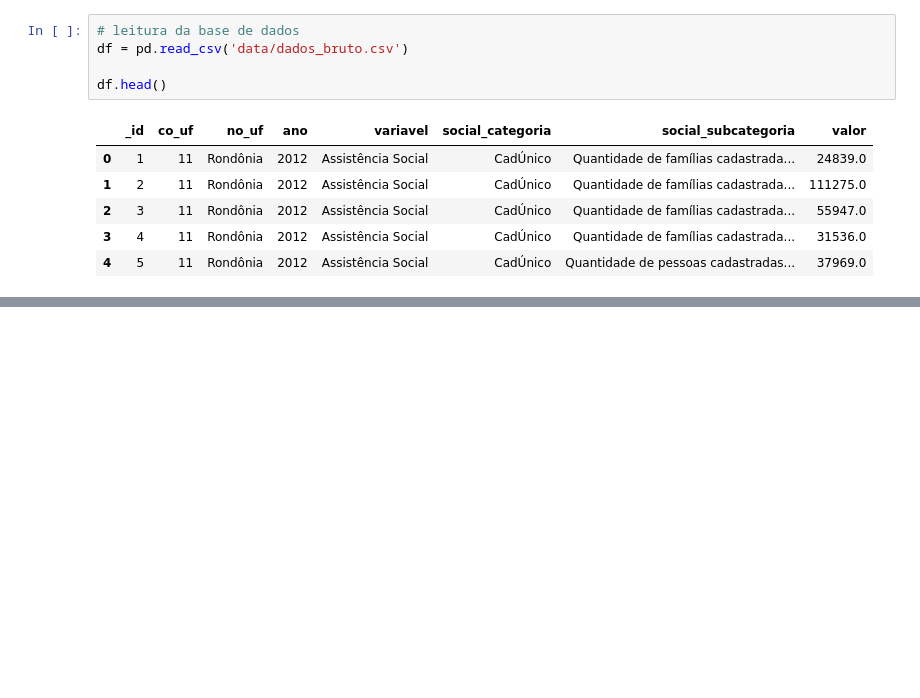
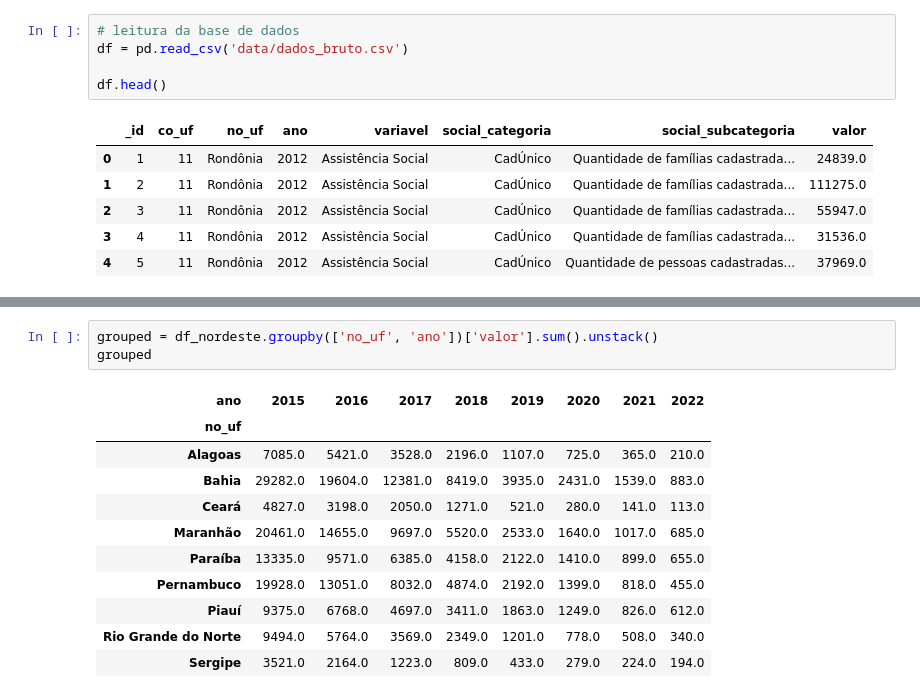
Before and after one commit to edilton-bs/AV1IntroCD, a Jupyter notebook: main.ipynb, the cells around one changed output, grey strips where cells are left out. Drawn from its saved outputs; the diff is of its cells as text; blank space fills up the shorter version.

```diff
--- a/main.ipynb
+++ b/main.ipynb
@@ -37,0 +113,15 @@ array(['Quantidade de famílias cadastradas com renda per capita mensal acima de
+# %%
+grouped = df_nordeste.groupby(['no_uf', 'ano'])['valor'].sum().unstack()
+grouped
+# %% [output]
+| ano | 2015 | 2016 | 2017 | 2018 | 2019 | 2020 | 2021 | 2022 |
+| no_uf |  |  |  |  |  |  |  |  |
+| Alagoas | 7085.0 | 5421.0 | 3528.0 | 2196.0 | 1107.0 | 725.0 | 365.0 | 210.0 |
+| Bahia | 29282.0 | 19604.0 | 12381.0 | 8419.0 | 3935.0 | 2431.0 | 1539.0 | 883.0 |
+| Ceará | 4827.0 | 3198.0 | 2050.0 | 1271.0 | 521.0 | 280.0 | 141.0 | 113.0 |
+| Maranhão | 20461.0 | 14655.0 | 9697.0 | 5520.0 | 2533.0 | 1640.0 | 1017.0 | 685.0 |
+| Paraíba | 13335.0 | 9571.0 | 6385.0 | 4158.0 | 2122.0 | 1410.0 | 899.0 | 655.0 |
+| Pernambuco | 19928.0 | 13051.0 | 8032.0 | 4874.0 | 2192.0 | 1399.0 | 818.0 | 455.0 |
+| Piauí | 9375.0 | 6768.0 | 4697.0 | 3411.0 | 1863.0 | 1249.0 | 826.0 | 612.0 |
+| Rio Grande do Norte | 9494.0 | 5764.0 | 3569.0 | 2349.0 | 1201.0 | 778.0 | 508.0 | 340.0 |
+| Sergipe | 3521.0 | 2164.0 | 1223.0 | 809.0 | 433.0 | 279.0 | 224.0 | 194.0 |
```
Also changed, not shown: parts of 8 cells of this notebook.
